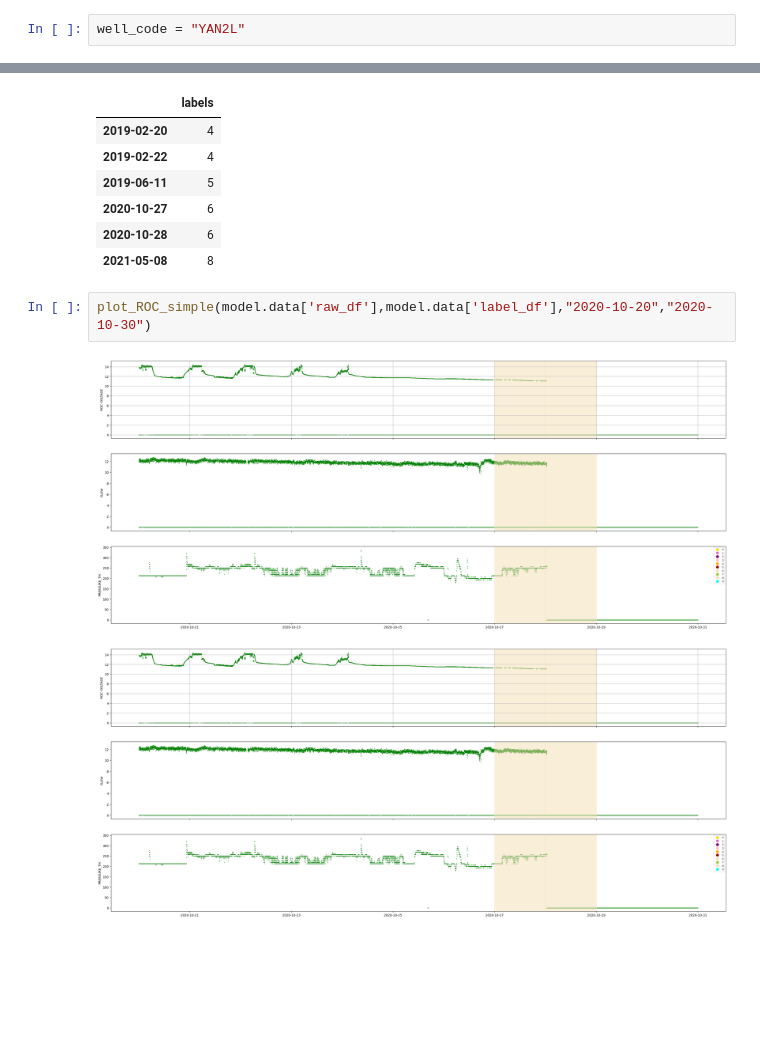
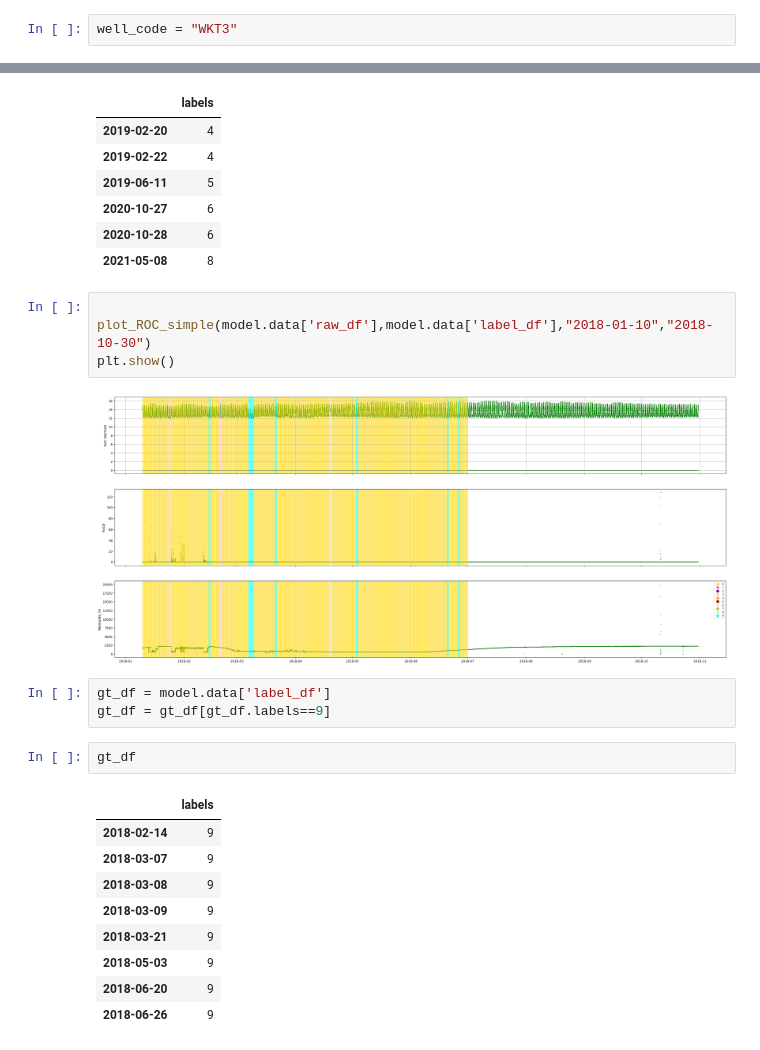
Before and after one commit to HarryLe95/Consilium_ROC_HOANG, a Jupyter notebook: app/BayesianLabel_Example copy.ipynb, the cells around one changed output, grey strips where cells are left out. Saved outputs shown, nothing was run; the diff lists cells and outputs as text; blank space fills up the shorter version.

```diff
--- a/app/BayesianLabel_Example copy.ipynb
+++ b/app/BayesianLabel_Example copy.ipynb
@@ -10,7 +10,7 @@ import matplotlib.pyplot as plt
 from sklearn.cluster import KMeans
 from sklearn.linear_model import LinearRegression
 # %%
-well_code = "YAN2L"
+well_code = "WKT3"
 # %%
 model = FeatureExtractor(well_code)
 # %% [markdown]
@@ -51,7 +51,23 @@ model.data['label_df']
 | 2020-10-28 | 6 |
 | 2021-05-08 | 8 |
 # %%
-plot_ROC_simple(model.data['raw_df'],model.data['label_df'],"2020-10-20","2020-10-30")
+
+plot_ROC_simple(model.data['raw_df'],model.data['label_df'],"2018-01-10","2018-10-30")
+plt.show()
 # %% [output]
-[figure, old version]
+[figure, new version]
-[figure, removed]
+# %%
+gt_df = model.data['label_df']
+gt_df = gt_df[gt_df.labels==9]
+# %%
+gt_df
+# %% [output]
+|  | labels |
+| 2018-02-14 | 9 |
+| 2018-03-07 | 9 |
+| 2018-03-08 | 9 |
+| 2018-03-09 | 9 |
+| 2018-03-21 | 9 |
+| 2018-05-03 | 9 |
+| 2018-06-20 | 9 |
+| 2018-06-26 | 9 |
```
Also changed, not shown: parts of 1 cell of this notebook.
